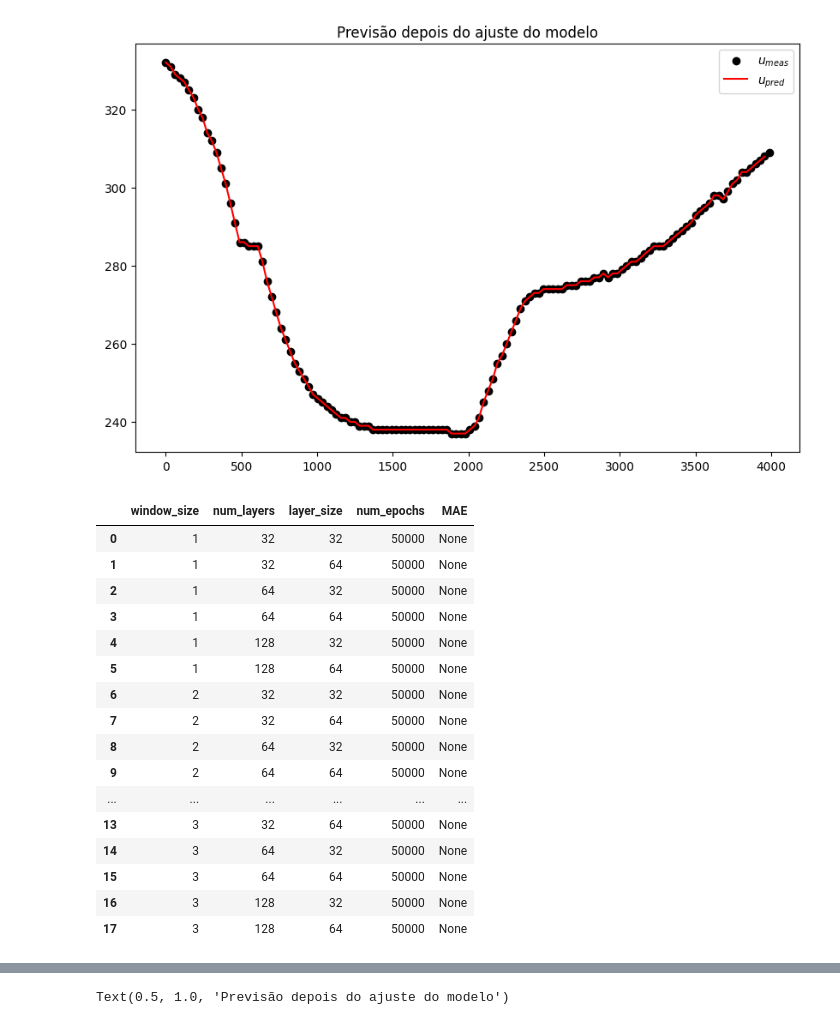
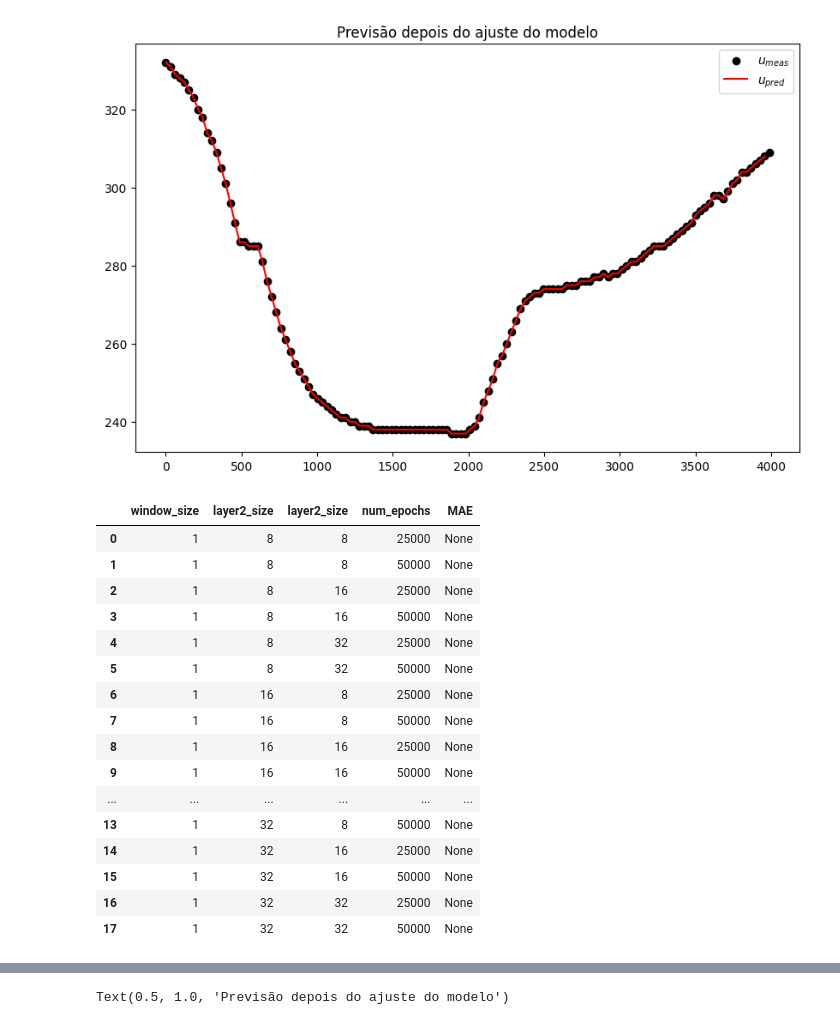
Before and after one commit to marcelogarret/projeto_mestrado, a Jupyter notebook: 1DCNN_garret_JAX_PINN.ipynb, the cells around one changed output, grey strips where cells are left out. Saved outputs shown, nothing was run; the diff lists cells and outputs as text; code cells hidden in the pictures.

```diff
--- a/1DCNN_garret_JAX_PINN.ipynb
+++ b/1DCNN_garret_JAX_PINN.ipynb
@@ -533,41 +544,41 @@ Text(0.5, 1.0, 'Previsão depois do ajuste do modelo')
 # %%
 import itertools
 
 # Hiperparâmetros para o grid search
-window_sizes = [1, 2, 3]
-layer1_size_options = [32, 64, 128]
-layer2_size_options = [32, 64]
-num_epochs_options = [50_000]
+window_sizes = [1]
+layer1_size_options = [8, 16, 32]
+layer2_size_options = [8, 16, 32]
+num_epochs_options = [25_000, 50_000]
 
 # Criando todas as combinações possíveis
 combinations = list(itertools.product(
         window_sizes, layer1_size_options, layer2_size_options, num_epochs_options))
 
 # Criando o DataFrame
 df_exp = pd.DataFrame(combinations, columns=['window_size', 'layer2_size', 'layer2_size', 'num_epochs'])
 
 # Cria coluna para os resultados MAE
 df_exp['MAE'] = None
 
 df_exp
 # %% [output]
-|  | window_size | num_layers | layer_size | num_epochs | MAE |
-| 0 | 1 | 32 | 32 | 50000 | None |
-| 1 | 1 | 32 | 64 | 50000 | None |
-| 2 | 1 | 64 | 32 | 50000 | None |
-| 3 | 1 | 64 | 64 | 50000 | None |
-| 4 | 1 | 128 | 32 | 50000 | None |
-| 5 | 1 | 128 | 64 | 50000 | None |
-| 6 | 2 | 32 | 32 | 50000 | None |
-| 7 | 2 | 32 | 64 | 50000 | None |
-| 8 | 2 | 64 | 32 | 50000 | None |
-| 9 | 2 | 64 | 64 | 50000 | None |
+|  | window_size | layer2_size | layer2_size | num_epochs | MAE |
+| 0 | 1 | 8 | 8 | 25000 | None |
+| 1 | 1 | 8 | 8 | 50000 | None |
+| 2 | 1 | 8 | 16 | 25000 | None |
+| 3 | 1 | 8 | 16 | 50000 | None |
+| 4 | 1 | 8 | 32 | 25000 | None |
+| 5 | 1 | 8 | 32 | 50000 | None |
+| 6 | 1 | 16 | 8 | 25000 | None |
+| 7 | 1 | 16 | 8 | 50000 | None |
+| 8 | 1 | 16 | 16 | 25000 | None |
+| 9 | 1 | 16 | 16 | 50000 | None |
 | ... | ... | ... | ... | ... | ... |
-| 13 | 3 | 32 | 64 | 50000 | None |
-| 14 | 3 | 64 | 32 | 50000 | None |
-| 15 | 3 | 64 | 64 | 50000 | None |
-| 16 | 3 | 128 | 32 | 50000 | None |
-| 17 | 3 | 128 | 64 | 50000 | None |
+| 13 | 1 | 32 | 8 | 50000 | None |
+| 14 | 1 | 32 | 16 | 25000 | None |
+| 15 | 1 | 32 | 16 | 50000 | None |
+| 16 | 1 | 32 | 32 | 25000 | None |
+| 17 | 1 | 32 | 32 | 50000 | None |
 # %%
 import time
 
```
Also changed, not shown: parts of 25 cells of this notebook.
